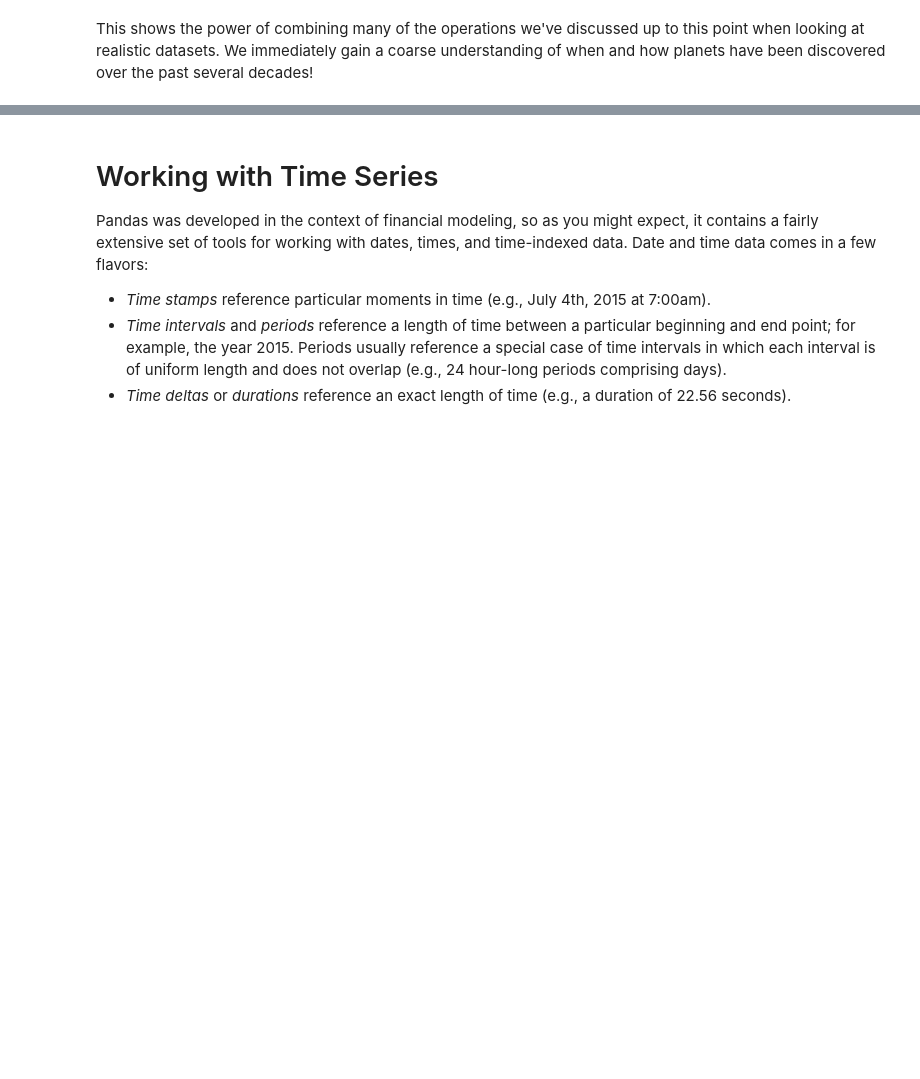
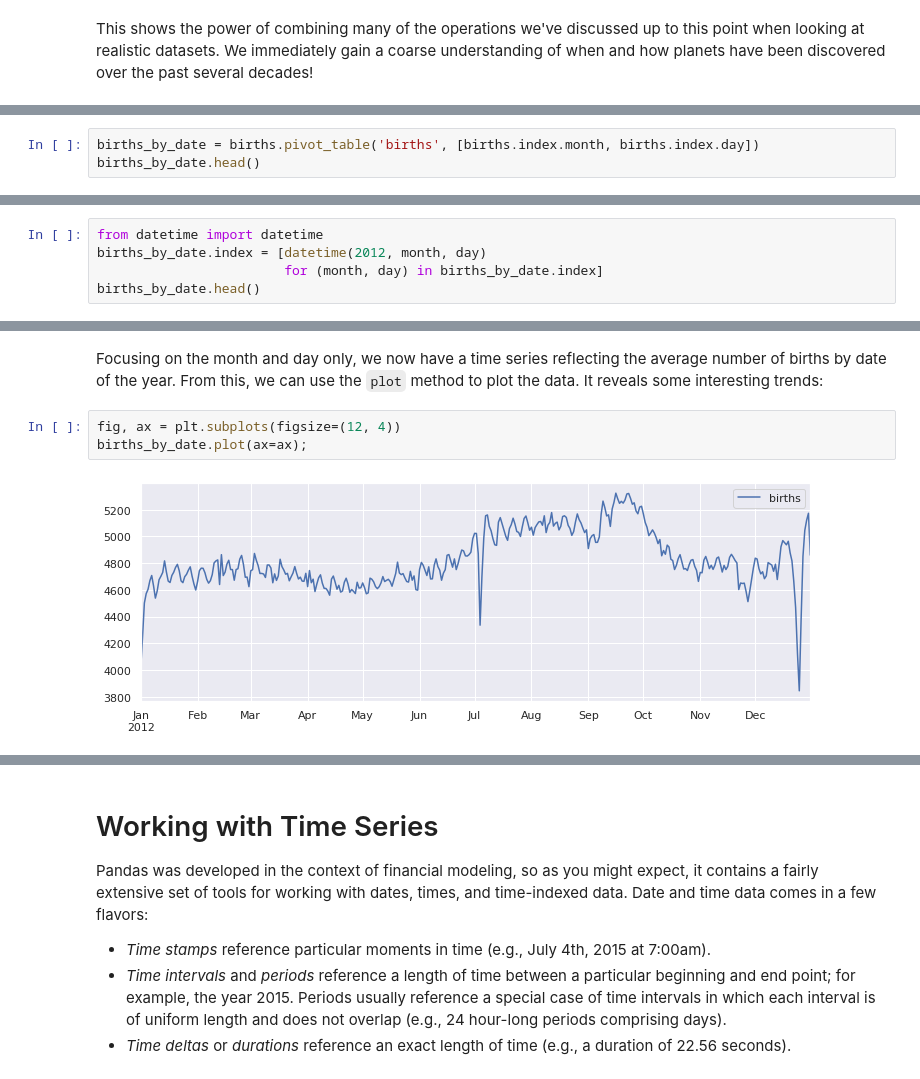
Before and after one commit to massimo-nocentini/on-python, a Jupyter notebook: UniFiCourseSpring2020/pandas.ipynb, the cells around one changed output, grey strips where cells are left out. Saved outputs shown, nothing was run; the diff lists cells and outputs as text; blank space fills up the shorter version.

```diff
--- a/UniFiCourseSpring2020/pandas.ipynb
+++ b/UniFiCourseSpring2020/pandas.ipynb
@@ -2917,0 +3168,3 @@ We immediately gain a coarse understanding of when and how planets have been dis
+# %%
+births_by_date = births.pivot_table('births', [births.index.month, births.index.day])
+births_by_date.head()
@@ -2917,0 +3182,5 @@ We immediately gain a coarse understanding of when and how planets have been dis
+# %%
+from datetime import datetime
+births_by_date.index = [datetime(2012, month, day)
+                        for (month, day) in births_by_date.index]
+births_by_date.head()
@@ -2917,0 +3194,8 @@ We immediately gain a coarse understanding of when and how planets have been dis
+# %% [markdown]
+Focusing on the month and day only, we now have a time series reflecting the average number of births by date of the year.
+From this, we can use the ``plot`` method to plot the data. It reveals some interesting trends:
+# %%
+fig, ax = plt.subplots(figsize=(12, 4))
+births_by_date.plot(ax=ax);
+# %% [output]
+[figure, added]
```
Also changed, not shown: parts of 51 cells of this notebook.
